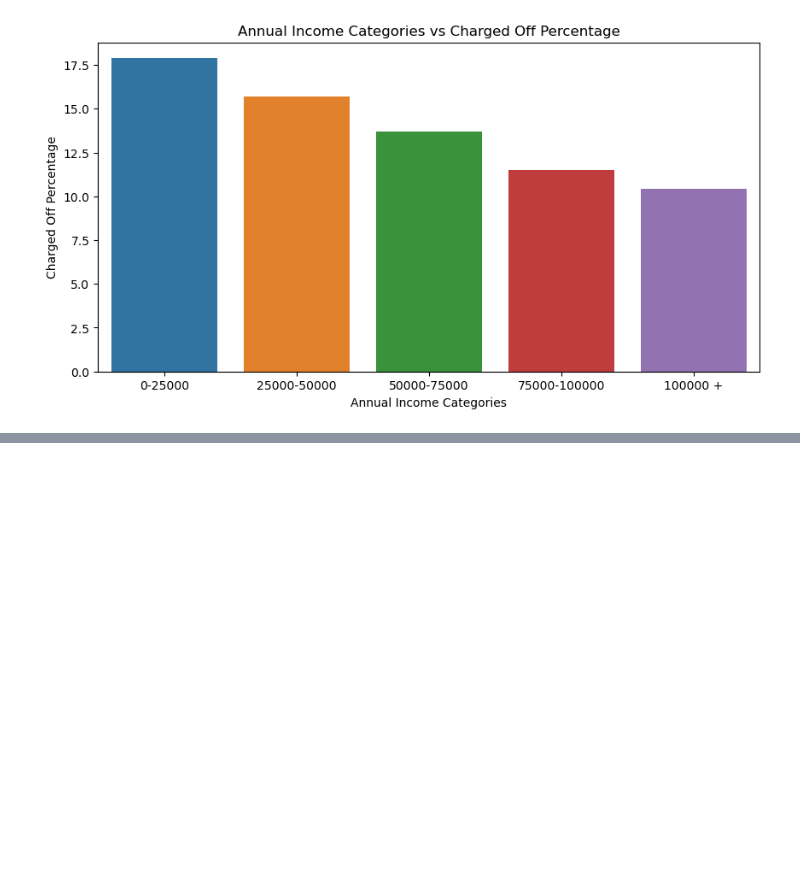
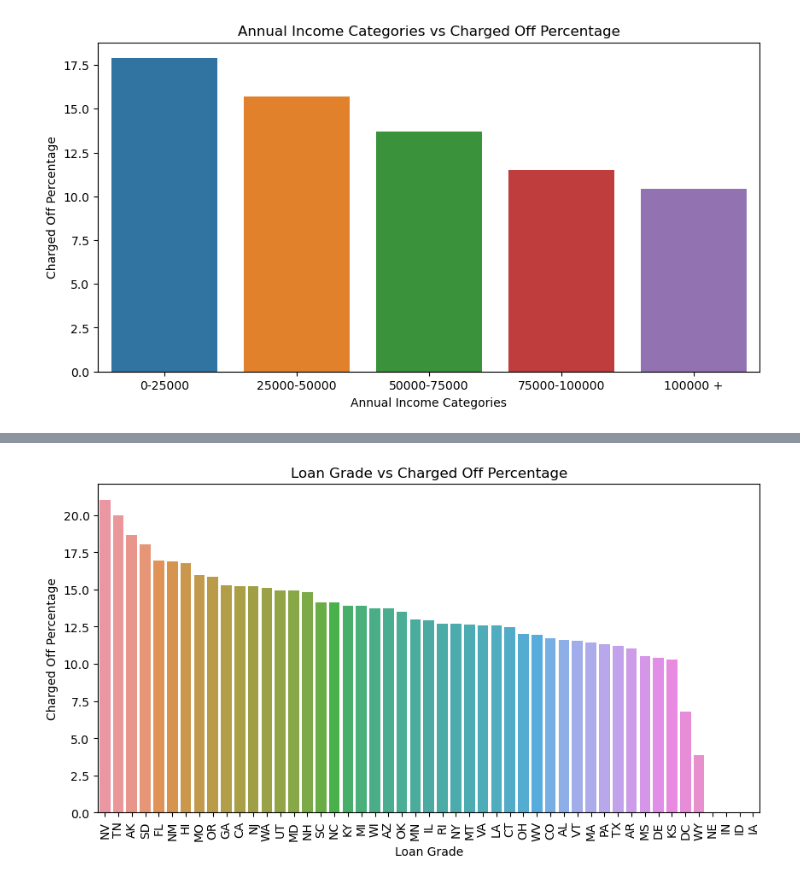
Before and after one commit to shootingStar10/EPGP-IIITB, a Jupyter notebook: Lending Club Case Study Main.ipynb, the cells around one changed output, grey strips where cells are left out. Cells and saved outputs as stored; diff of their text form; code cells hidden in the pictures; blank space fills up the shorter version.

```diff
--- a/Lending Club Case Study Main.ipynb
+++ b/Lending Club Case Study Main.ipynb
@@ -719,0 +792,10 @@ plt.show()
+# %%
+basis_of_segmentation = ['addr_state', 'loan_status']
+
+df = data.groupby(by = basis_of_segmentation)['loan_status'].count().unstack().fillna(0).reset_index()
+
+df['total'] = df['Charged Off'] + df['Current'] + df['Fully Paid']
+df['charged_off_per(%)'] = (df['Charged Off'] / df['total']) * 100
+df = df.sort_values('charged_off_per(%)', ascending=False)
+
+df
@@ -719,0 +820,13 @@ plt.show()
+# %%
+plt = reload(plt)
+
+plt.figure(figsize = (10, 5))
+sns.barplot(x = df['addr_state'], y = df['charged_off_per(%)'])
+plt.title('Loan Grade vs Charged Off Percentage')
+plt.ylabel('Charged Off Percentage')
+plt.xlabel('Loan Grade')
+plt.xticks(rotation = 90)
+
+plt.show()
+# %% [output]
+[figure, added]
```
Also changed, not shown: parts of 16 cells of this notebook.
